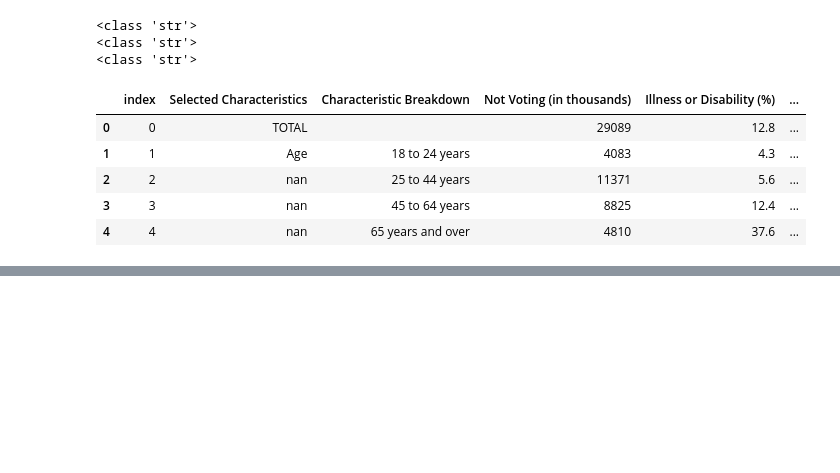
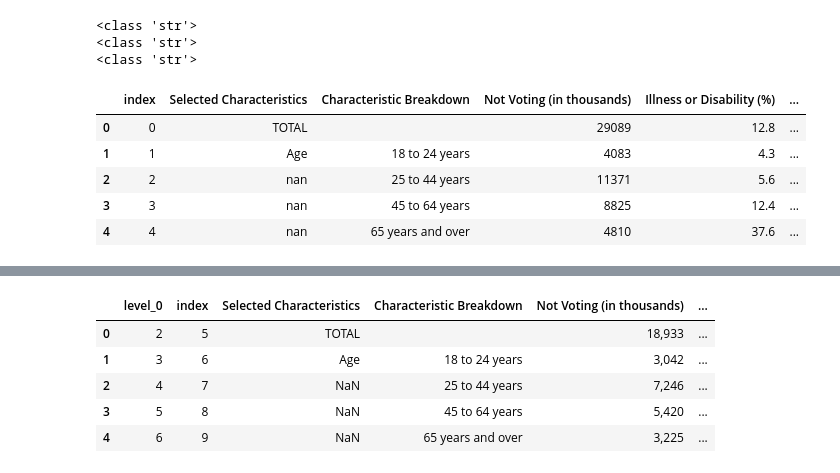
Before and after one commit to VallieTracy/Voter-Registration, a Jupyter notebook: Untitled.ipynb, the cells around one changed output, grey strips where cells are left out. Saved outputs shown, nothing was run; the diff lists cells and outputs as text; code cells hidden in the pictures; blank space fills up the shorter version.

```diff
--- a/Untitled.ipynb
+++ b/Untitled.ipynb
@@ -283,0 +227,12 @@ noVote_2018
+# %%
+# Get rid of rows 0 and 1
+noVote_2016.drop([0, 1], axis = 0, inplace = True)
+noVote_2016.reset_index(inplace = True)
+noVote_2016.head()
+# %% [output]
+|  | level_0 | index | Selected Characteristics | Characteristic Breakdown | Not Voting (in thousands) | ... |
+| 0 | 2 | 5 | TOTAL |  | 18,933 | ... |
+| 1 | 3 | 6 | Age | 18 to 24 years | 3,042 | ... |
+| 2 | 4 | 7 | NaN | 25 to 44 years | 7,246 | ... |
+| 3 | 5 | 8 | NaN | 45 to 64 years | 5,420 | ... |
+| 4 | 6 | 9 | NaN | 65 years and over | 3,225 | ... |
```
Also changed, not shown: parts of 43 cells of this notebook, 7 other files.
